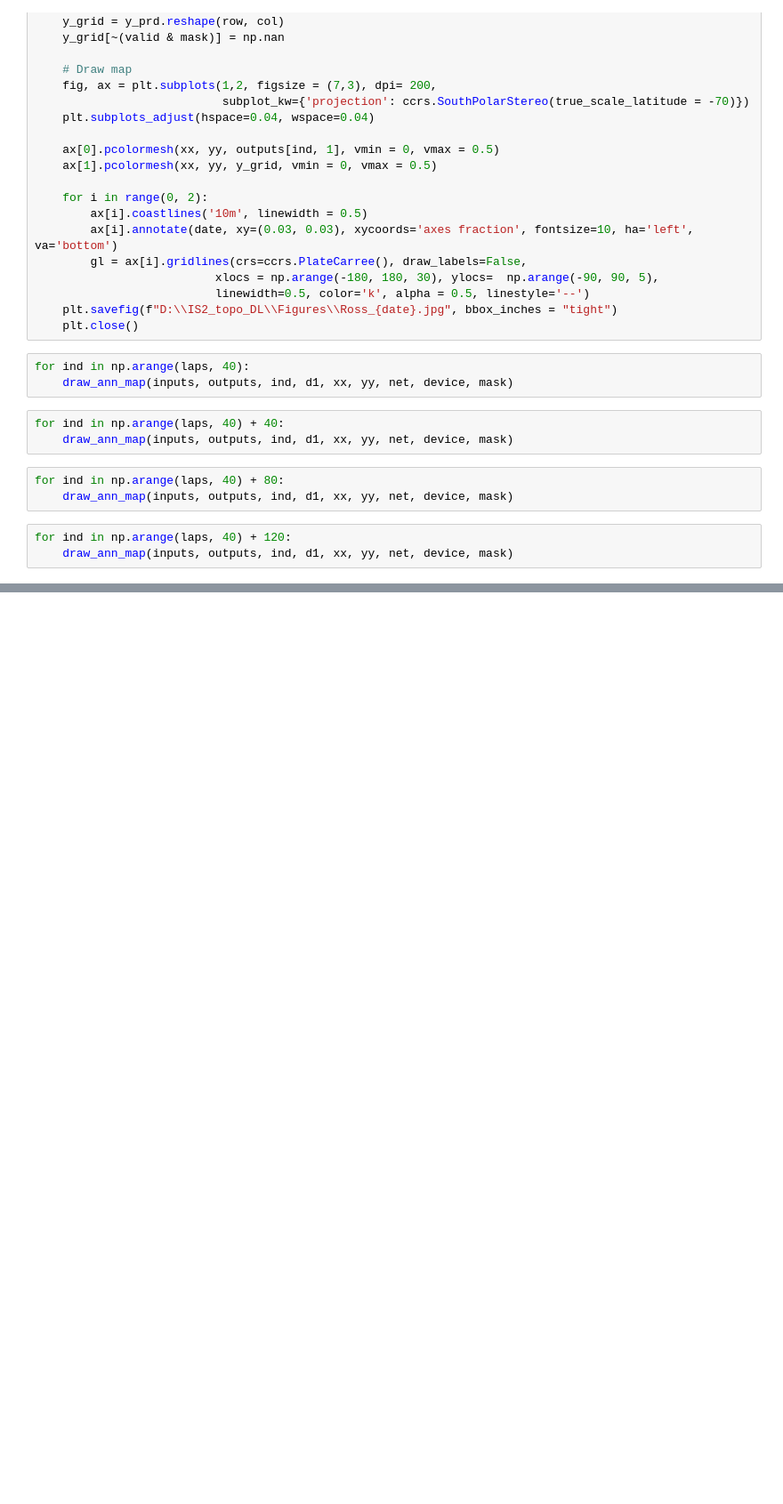
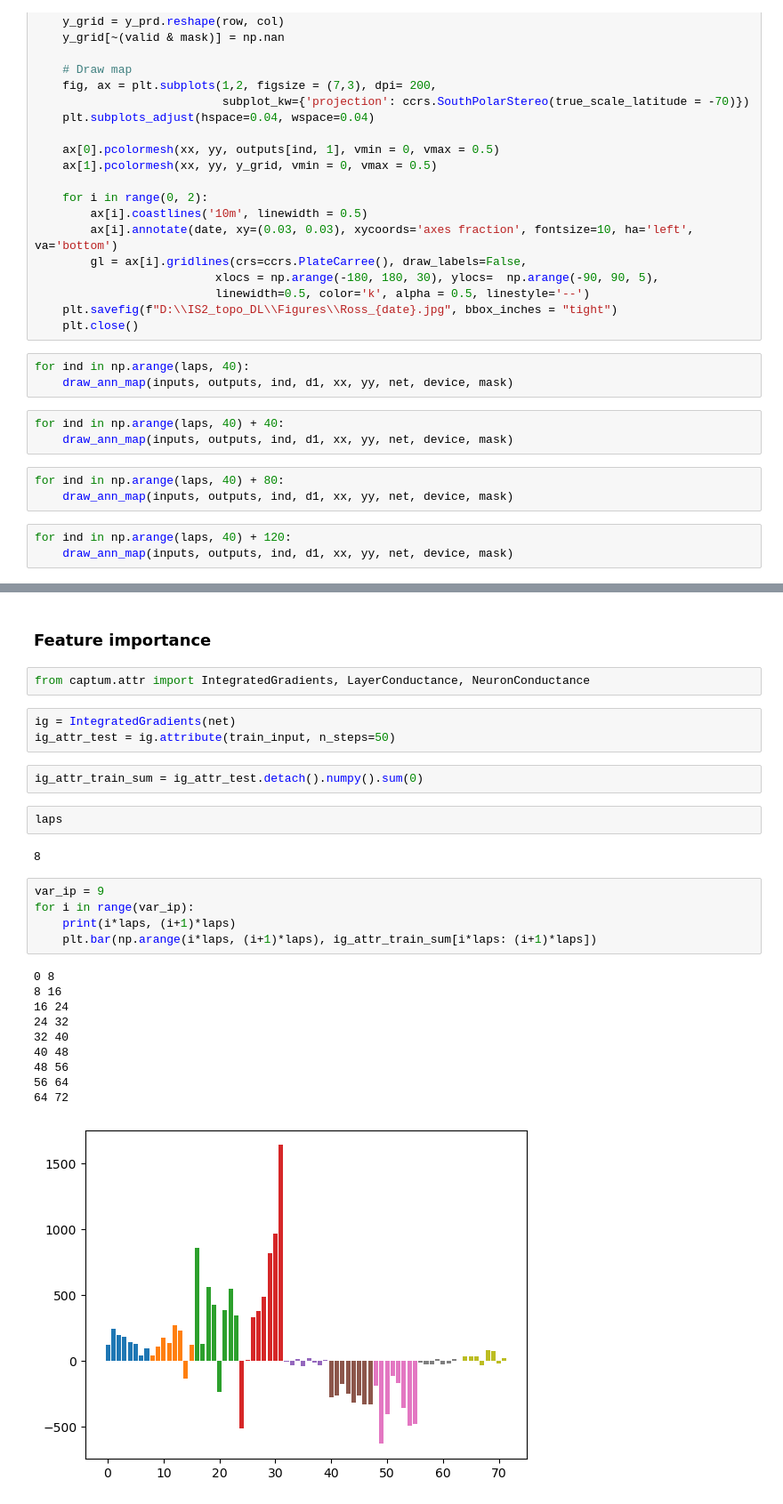
Before and after one commit to YoungHyunKoo/Seaice_topo_DL, a Jupyter notebook: Analyze_Ross.ipynb, the cells around one changed output, grey strips where cells are left out. Shown at 89% size. Cells and saved outputs as stored; diff of their text form; blank space fills up the shorter version.

```diff
--- a/Analyze_Ross.ipynb
+++ b/Analyze_Ross.ipynb
@@ -239,0 +231,29 @@ for ind in np.arange(20, 40) + 80:
+# %% [markdown]
+### Feature importance
+# %%
+from captum.attr import IntegratedGradients, LayerConductance, NeuronConductance
+# %%
+ig = IntegratedGradients(net)
+ig_attr_test = ig.attribute(train_input, n_steps=50)
+# %%
+ig_attr_train_sum = ig_attr_test.detach().numpy().sum(0)
+# %%
+laps
+# %% [output]
+8
+# %%
+var_ip = 9
+for i in range(var_ip):
+    print(i*laps, (i+1)*laps)
+    plt.bar(np.arange(i*laps, (i+1)*laps), ig_attr_train_sum[i*laps: (i+1)*laps])
+# %% [output]
+0 8
+8 16
+16 24
+24 32
+32 40
+40 48
+48 56
+56 64
+64 72
+[figure, added]
```
Also changed, not shown: parts of 29 cells of this notebook, 5 other files.
